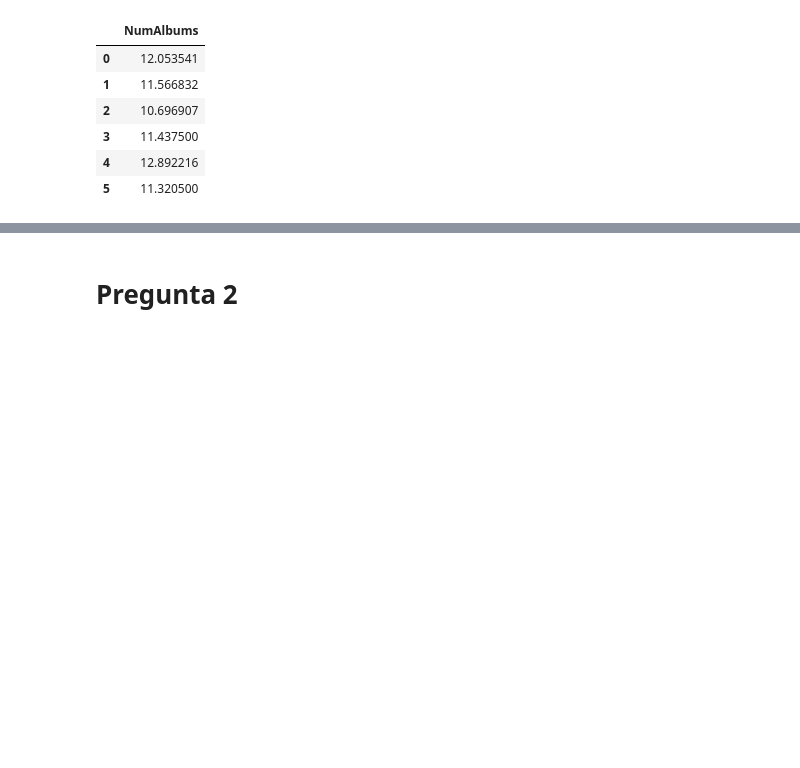
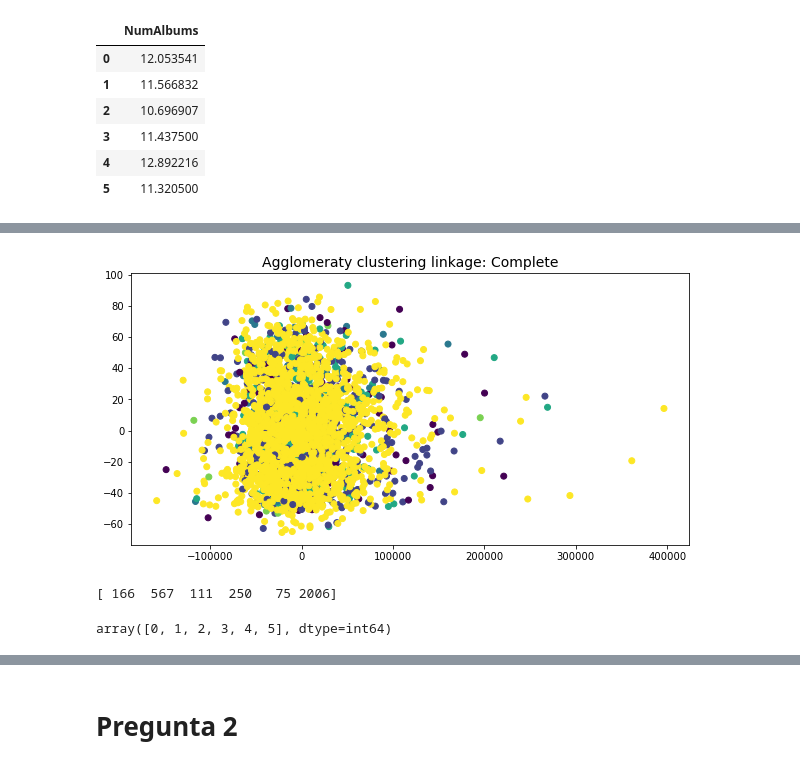
Before and after one commit to Litr0/Proyecto-Mineria, a Jupyter notebook: Hito1.ipynb, the cells around one changed output, grey strips where cells are left out. Cells and saved outputs as stored; diff of their text form; code cells hidden in the pictures; blank space fills up the shorter version.

Commit message:
Avance P1 con los cluster's

```diff
--- a/Hito1.ipynb
+++ b/Hito1.ipynb
@@ -444,0 +456,19 @@ array([0, 1, 2, 3], dtype=int64)
+# %%
+distance = None
+clusters = 6
+
+complete_cosine = AgglomerativeClustering(linkage='complete',
+                                metric='cosine',
+                                n_clusters=6,
+                                distance_threshold= distance).fit(X)
+# %%
+fig, ax = plt.subplots(sharex=True, figsize = (10,5))
+plt.scatter(rates_pca1[:,0],rates_pca1[:,1], c= complete_cosine.labels_)
+plt.title('Agglomeraty clustering linkage: Complete').set_fontsize(14)
+plt.show()
+print(np.bincount(complete_cosine.labels_))
+np.unique(complete_cosine.labels_)
+# %% [output]
+[figure, added]
+[ 166  567  111  250   75 2006]
+array([0, 1, 2, 3, 4, 5], dtype=int64)
```
Also changed, not shown: parts of 13 cells of this notebook.
